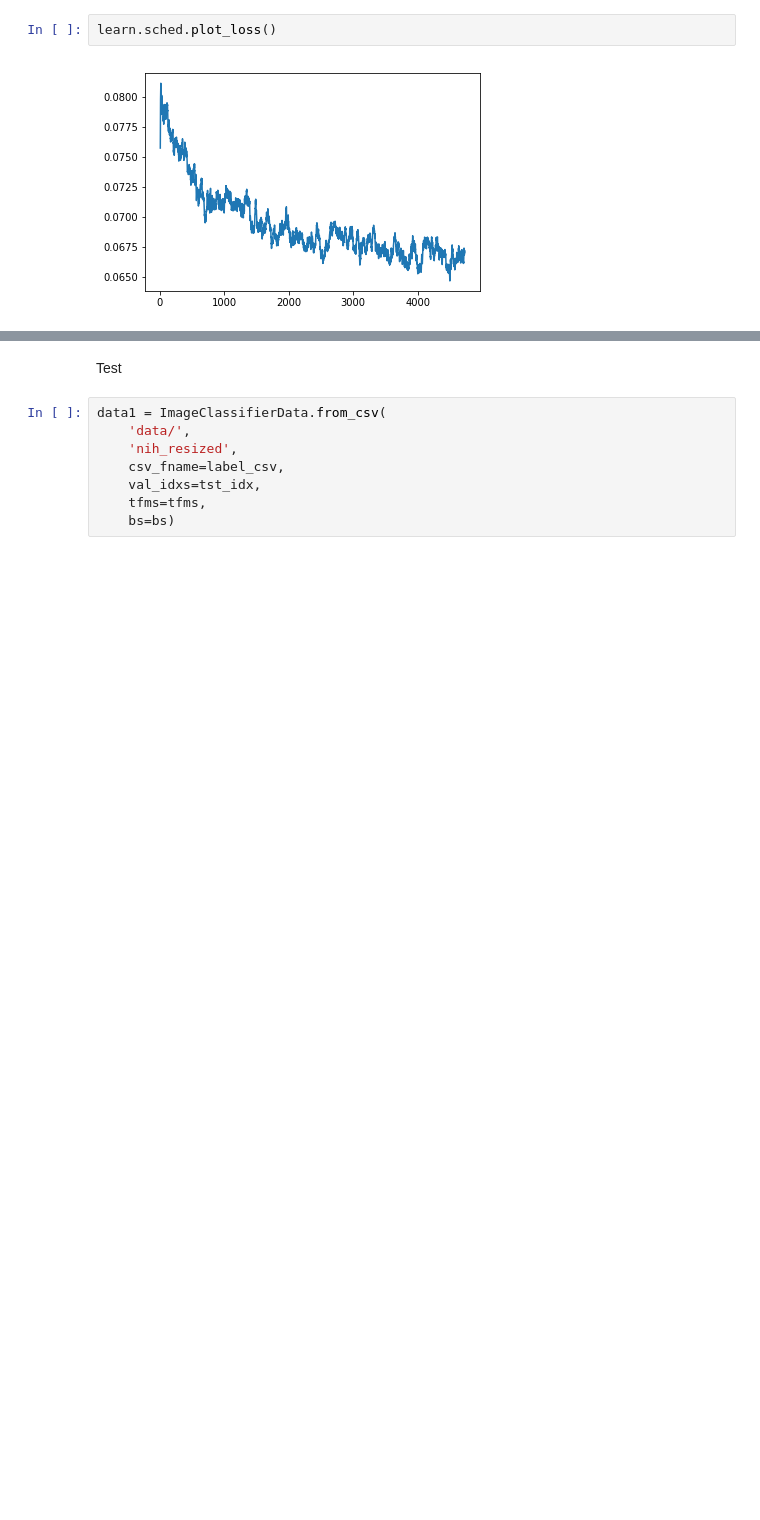
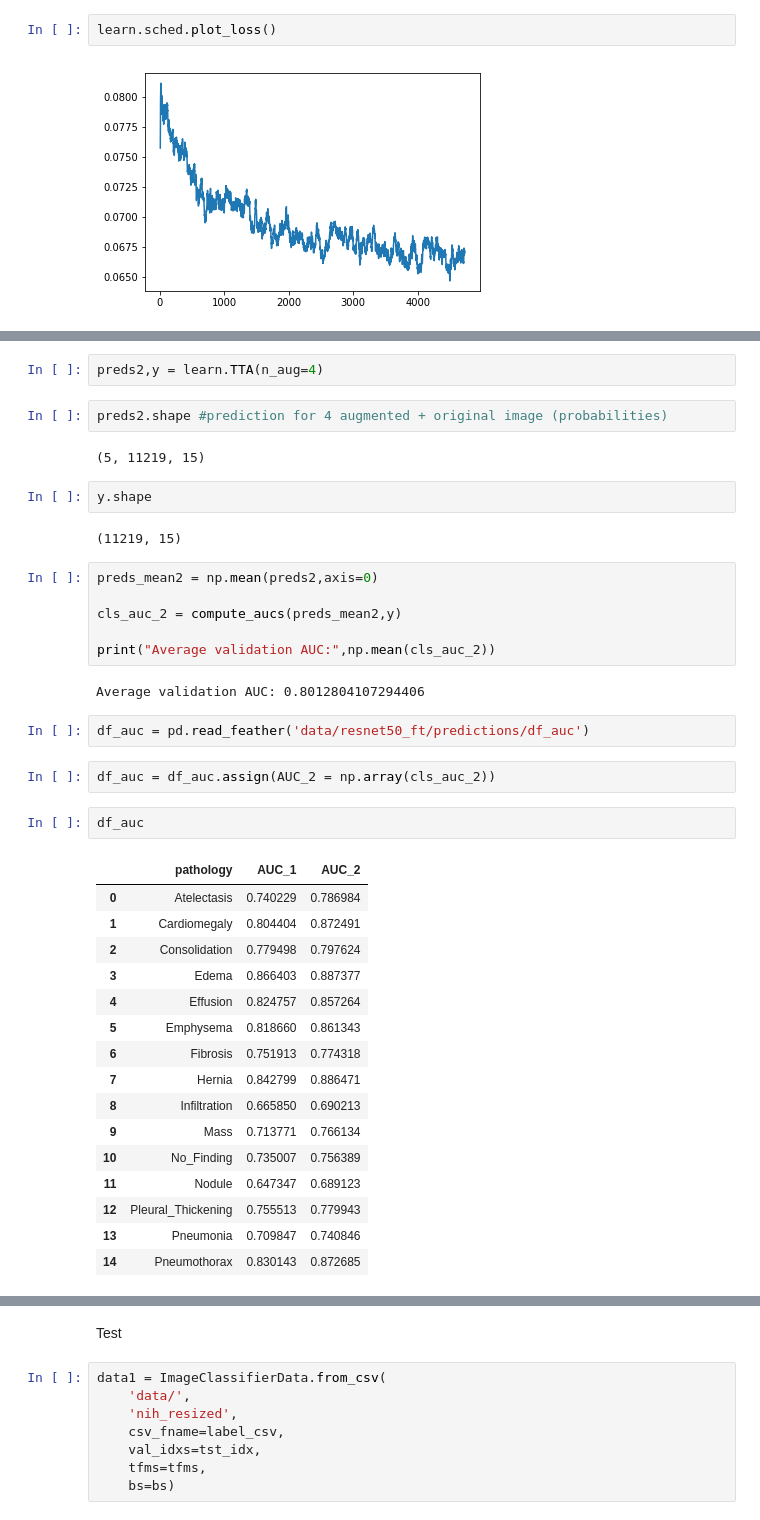
Before and after one commit to shik3519/deep-learning, a Jupyter notebook: isazi/001-nih-resnet50-ft.ipynb, the cells around one changed output, grey strips where cells are left out. Saved outputs shown, nothing was run; the diff lists cells and outputs as text; blank space fills up the shorter version.

```diff
--- a/isazi/001-nih-resnet50-ft.ipynb
+++ b/isazi/001-nih-resnet50-ft.ipynb
@@ -398,0 +405,41 @@ learn.sched.plot_loss()
+# %%
+preds2,y = learn.TTA(n_aug=4)
+# %%
+preds2.shape #prediction for 4 augmented + original image (probabilities)
+# %% [output]
+(5, 11219, 15)
+# %%
+y.shape
+# %% [output]
+(11219, 15)
+# %%
+preds_mean2 = np.mean(preds2,axis=0)
+
+cls_auc_2 = compute_aucs(preds_mean2,y)
+
+print("Average validation AUC:",np.mean(cls_auc_2))
+# %% [output]
+Average validation AUC: 0.8012804107294406
+# %%
+df_auc = pd.read_feather('data/resnet50_ft/predictions/df_auc')
+# %%
+df_auc = df_auc.assign(AUC_2 = np.array(cls_auc_2))
+# %%
+df_auc
+# %% [output]
+|  | pathology | AUC_1 | AUC_2 |
+| 0 | Atelectasis | 0.740229 | 0.786984 |
+| 1 | Cardiomegaly | 0.804404 | 0.872491 |
+| 2 | Consolidation | 0.779498 | 0.797624 |
+| 3 | Edema | 0.866403 | 0.887377 |
+| 4 | Effusion | 0.824757 | 0.857264 |
+| 5 | Emphysema | 0.818660 | 0.861343 |
+| 6 | Fibrosis | 0.751913 | 0.774318 |
+| 7 | Hernia | 0.842799 | 0.886471 |
+| 8 | Infiltration | 0.665850 | 0.690213 |
+| 9 | Mass | 0.713771 | 0.766134 |
+| 10 | No_Finding | 0.735007 | 0.756389 |
+| 11 | Nodule | 0.647347 | 0.689123 |
+| 12 | Pleural_Thickening | 0.755513 | 0.779943 |
+| 13 | Pneumonia | 0.709847 | 0.740846 |
+| 14 | Pneumothorax | 0.830143 | 0.872685 |
```
Also changed, not shown: parts of 6 cells of this notebook.
